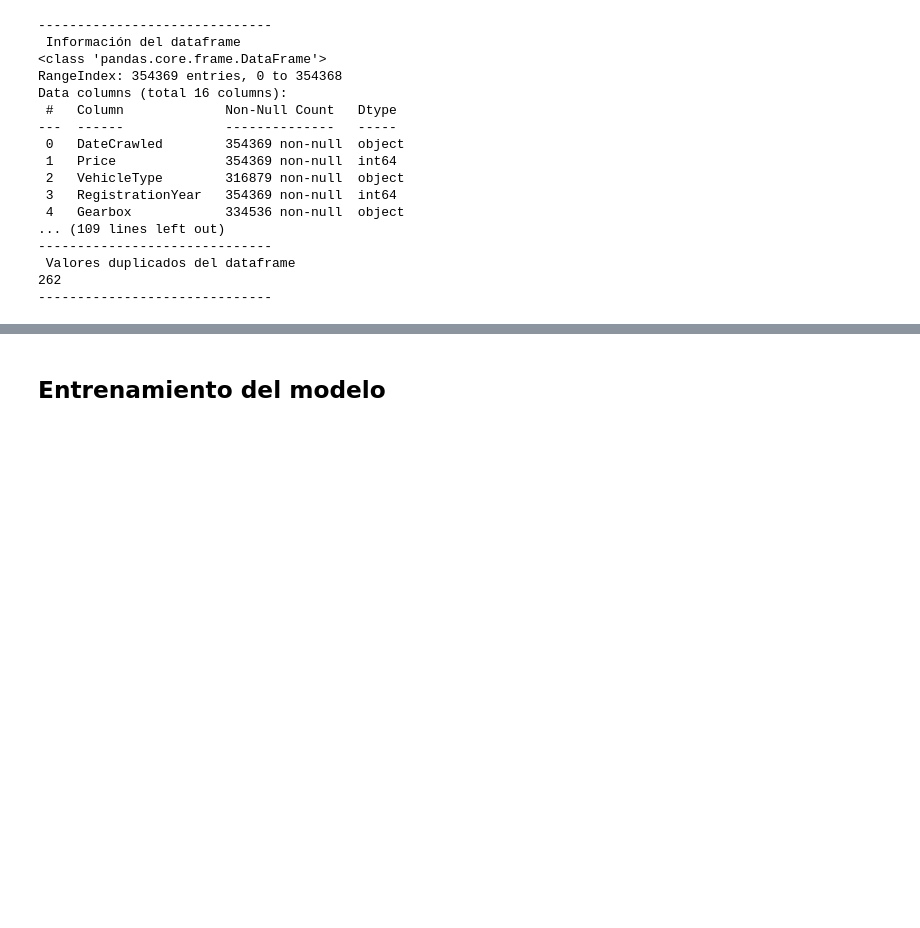
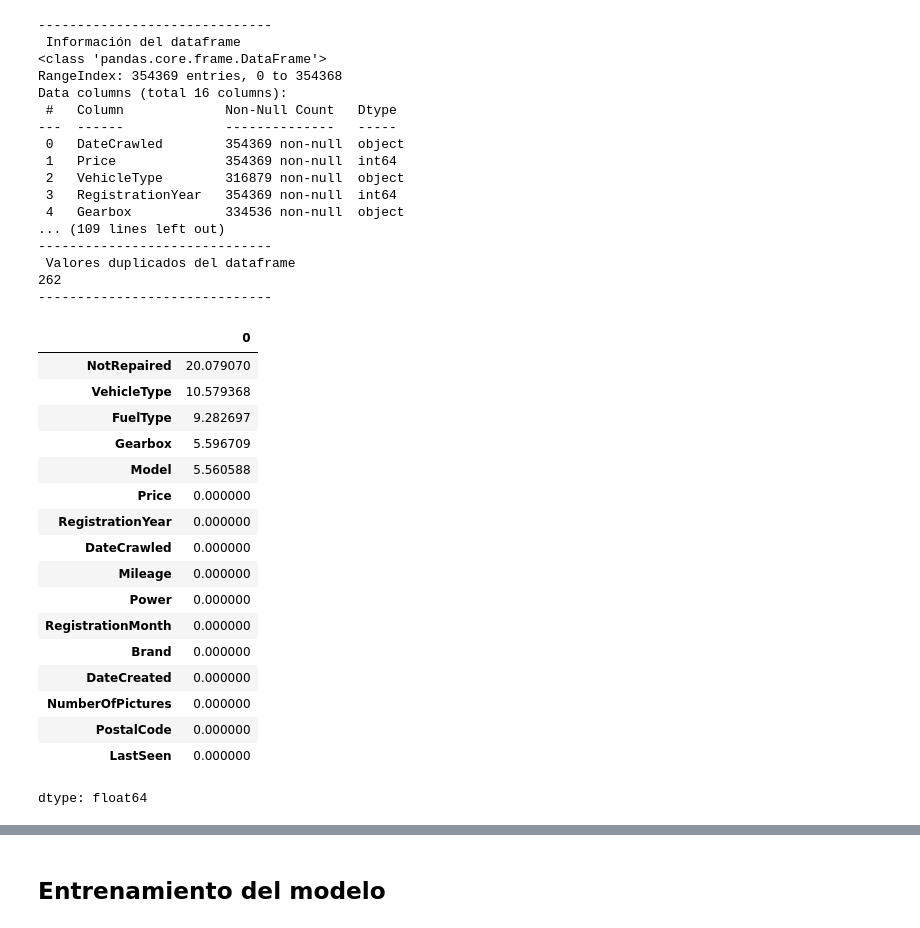
Before and after one commit to Davichobacter/data_science_tt, a Jupyter notebook: Sprint_15/notebook.ipynb, the cells around one changed output, grey strips where cells are left out. Drawn from its saved outputs; the diff is of its cells as text; code cells hidden in the pictures; blank space fills up the shorter version.

```diff
--- a/Sprint_15/notebook.ipynb
+++ b/Sprint_15/notebook.ipynb
@@ -161,15 +161,36 @@ Data columns (total 16 columns):
 262
 ------------------------------
 # %%
-def proporcion_nulos(df, columna):
+def proporcion_nulos(df):
     """
     Calcula la proporción de valores nulos en una columna específica de un DataFrame.
 
     Parámetros:
         df (pd.DataFrame): El DataFrame al que pertenece la columna.
-        columna (str): El nombre de la columna para la que se calculará la proporción de valores nulos.
 
     Retorna:
-        float: La proporción de valores nulos en la columna especificada.
+        pd.Series: Una serie que contiene las proporciones de valores nulos en la columna.
     """
-    return df[columna].isna().mean()
+
+    return df.isna().mean().sort_values(ascending=False) * 100
+# %%
+proporcion_nulos(df)
+# %% [output]
+|  | 0 |
+| NotRepaired | 20.079070 |
+| VehicleType | 10.579368 |
+| FuelType | 9.282697 |
+| Gearbox | 5.596709 |
+| Model | 5.560588 |
+| Price | 0.000000 |
+| RegistrationYear | 0.000000 |
+| DateCrawled | 0.000000 |
+| Mileage | 0.000000 |
+| Power | 0.000000 |
+| RegistrationMonth | 0.000000 |
+| Brand | 0.000000 |
+| DateCreated | 0.000000 |
+| NumberOfPictures | 0.000000 |
+| PostalCode | 0.000000 |
+| LastSeen | 0.000000 |
+dtype: float64
```
Also changed, not shown: parts of 16 cells of this notebook.
